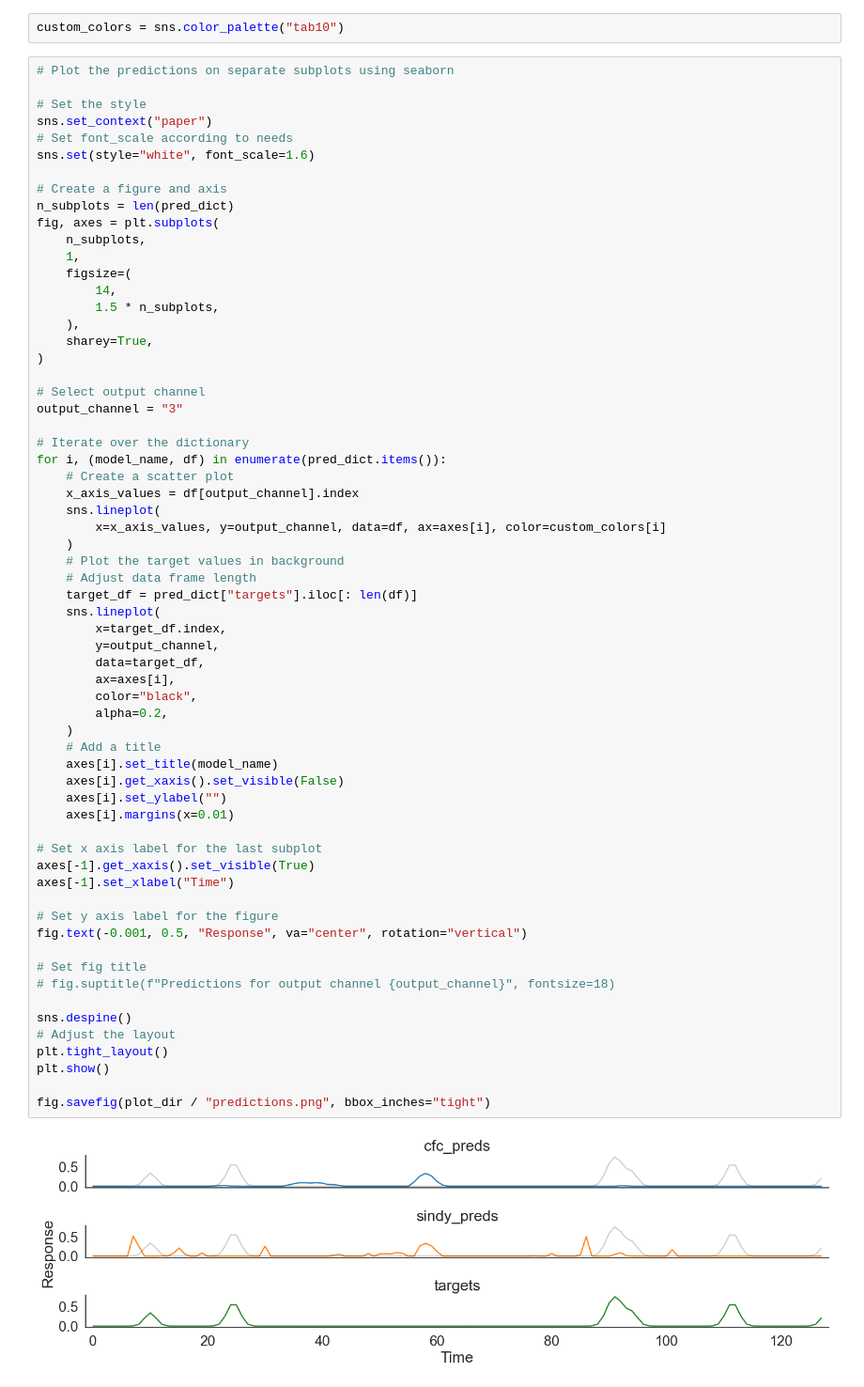
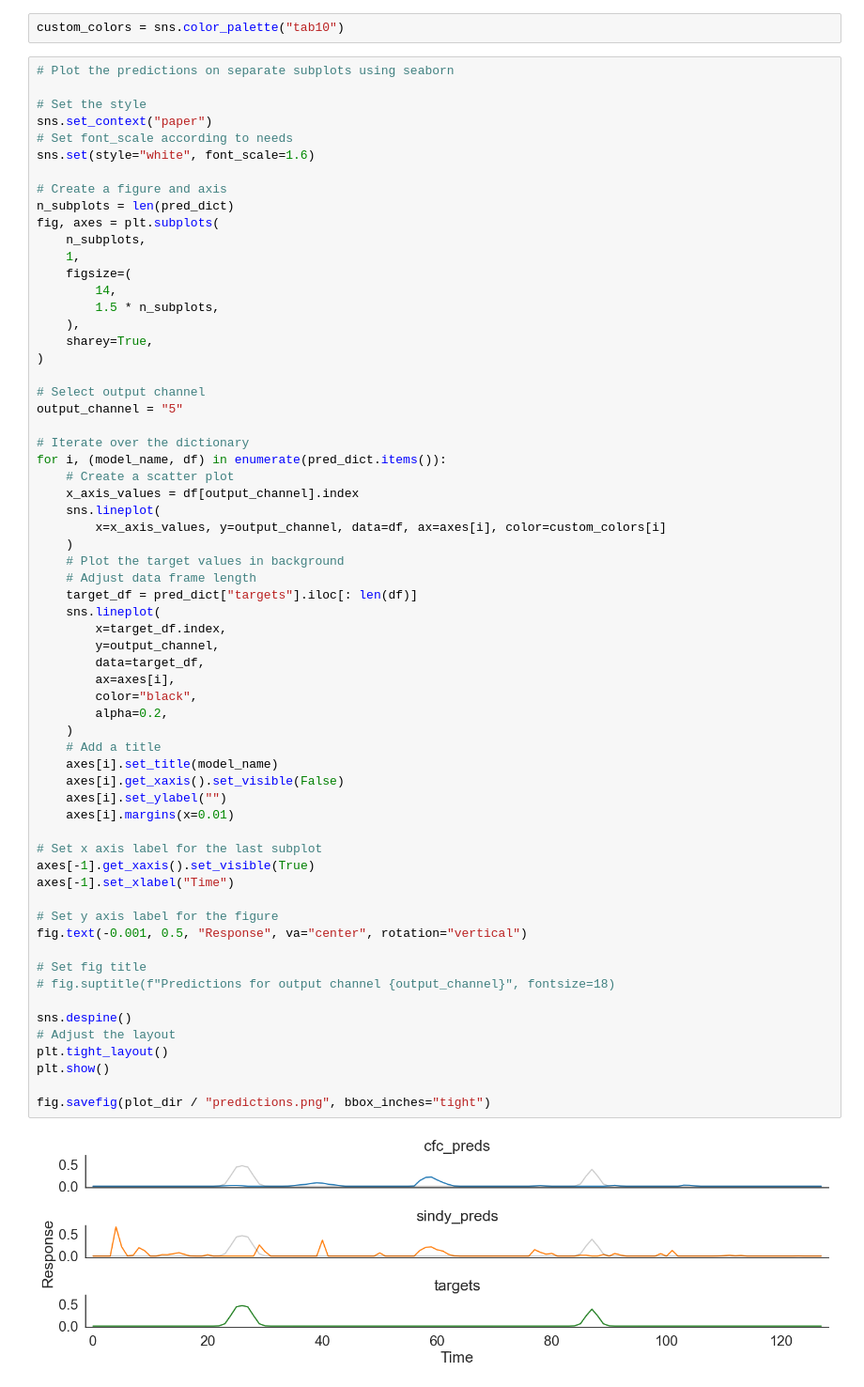
Before and after one commit to JankowskiDaniel/Neural-Deep-Retina, a Jupyter notebook: notebooks/compare_sindy_cfc.ipynb, the cells around one changed output. Shown at 94% size. Cells and saved outputs as stored; diff of their text form.

```diff
--- a/notebooks/compare_sindy_cfc.ipynb
+++ b/notebooks/compare_sindy_cfc.ipynb
@@ -63,7 +63,7 @@ fig, axes = plt.subplots(
 )
 
 # Select output channel
-output_channel = "3"
+output_channel = "5"
 
 # Iterate over the dictionary
 for i, (model_name, df) in enumerate(pred_dict.items()):
@@ -79,31 +79,31 @@ for i, (model_name, df) in enumerate(pred_dict.items()):
         x=target_df.index,
         y=output_channel,
         data=target_df,
         ax=axes[i],
         color="black",
         alpha=0.2,
     )
     # Add a title
     axes[i].set_title(model_name)
     axes[i].get_xaxis().set_visible(False)
     axes[i].set_ylabel("")
     axes[i].margins(x=0.01)
 
 # Set x axis label for the last subplot
 axes[-1].get_xaxis().set_visible(True)
 axes[-1].set_xlabel("Time")
 
 # Set y axis label for the figure
 fig.text(-0.001, 0.5, "Response", va="center", rotation="vertical")
 
 # Set fig title
 # fig.suptitle(f"Predictions for output channel {output_channel}", fontsize=18)
 
 sns.despine()
 # Adjust the layout
 plt.tight_layout()
 plt.show()
 
 fig.savefig(plot_dir / "predictions.png", bbox_inches="tight")
 # %% [output]
-[figure, old version]
+[figure, new version]
```
Also changed, not shown: parts of 1 cell of this notebook.
